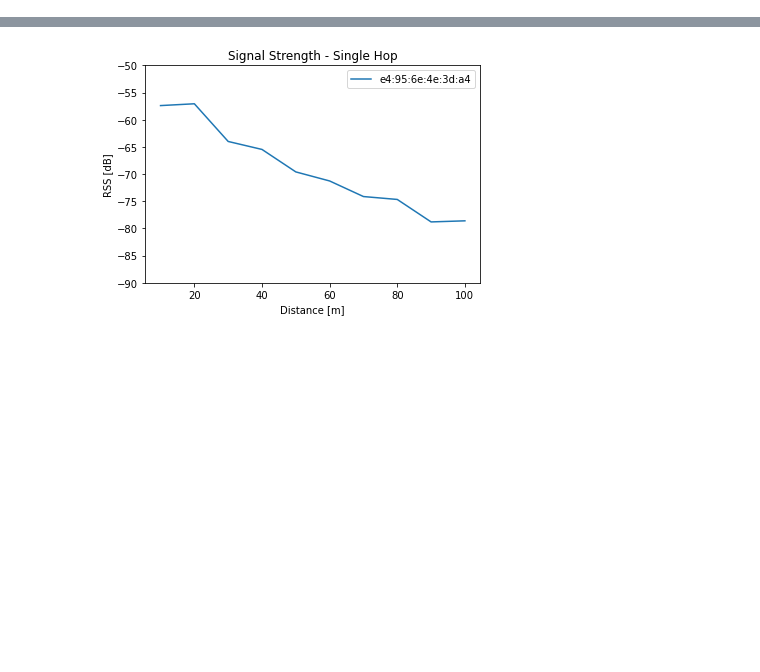
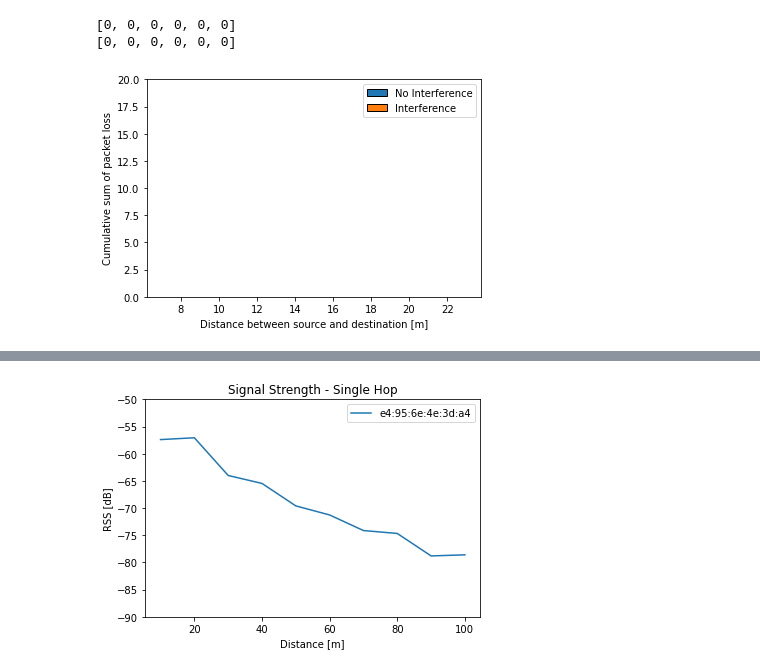
Before and after one commit to k00ziex/MastersThesis_FANETs_Fall_2022, a Jupyter notebook: Data_processing/Data_Visualization.ipynb, the cells around one changed output, grey strips where cells are left out. Saved outputs shown, nothing was run; the diff lists cells and outputs as text; code cells hidden in the pictures; blank space fills up the shorter version.

```diff
--- a/Data_processing/Data_Visualization.ipynb
+++ b/Data_processing/Data_Visualization.ipynb
@@ -369,0 +468,41 @@ def plot_rss(path, title, x_axis, x_label = 'Distance [m]'):
+# %%
+transmission_power_path = "../Transmission Power/Dongle/Single-hop/results_"
+transmission_power_no_int_files = [
+                        transmission_power_path + "10TX.txt",
+                        # transmission_power_path + "11TX.txt",
+                        transmission_power_path + "12TX.txt",
+                        # transmission_power_path + "13TX.txt",
+                        transmission_power_path + "14TX.txt",
+                        # transmission_power_path + "15TX.txt",
+                        transmission_power_path + "16TX.txt",
+                        # transmission_power_path + "17TX.txt",
+                        transmission_power_path + "18TX.txt",
+                        # transmission_power_path + "19TX.txt",
+                        transmission_power_path + "20TX.txt",
+                        ]
+transmission_power_int_path = "../Transmission Power/Dongle/Single-hop_interference/results_"
+transmission_power_int_files = [
+                        transmission_power_int_path + "10TX.txt",
+                        transmission_power_int_path + "12TX.txt",
+                        transmission_power_int_path + "14TX.txt",
+                        transmission_power_int_path + "16TX.txt",
+                        transmission_power_int_path + "18TX.txt",
+                        transmission_power_int_path + "20TX.txt",
+                        ]
+x = np.array([10,12,14,16,18,20])
+y1 = packet_loss_cumsum(transmission_power_no_int_files)
+y2 = packet_loss_cumsum(transmission_power_int_files)
+width = 3
+print(y1)
+print(y2)
+plt.bar(x-(0.5*width), y1, width, edgecolor = 'black')
+plt.bar(x+(0.5*width), y2, width, edgecolor = 'black')
+plt.legend(["No Interference", "Interference"])
+plt.xlabel("Distance between source and destination [m]")
+plt.ylabel("Cumulative sum of packet loss")
+plt.ylim(0,20)
+plt.show()
+# %% [output]
+[0, 0, 0, 0, 0, 0]
+[0, 0, 0, 0, 0, 0]
+[figure, added]
```
Also changed, not shown: parts of 7 cells of this notebook.
